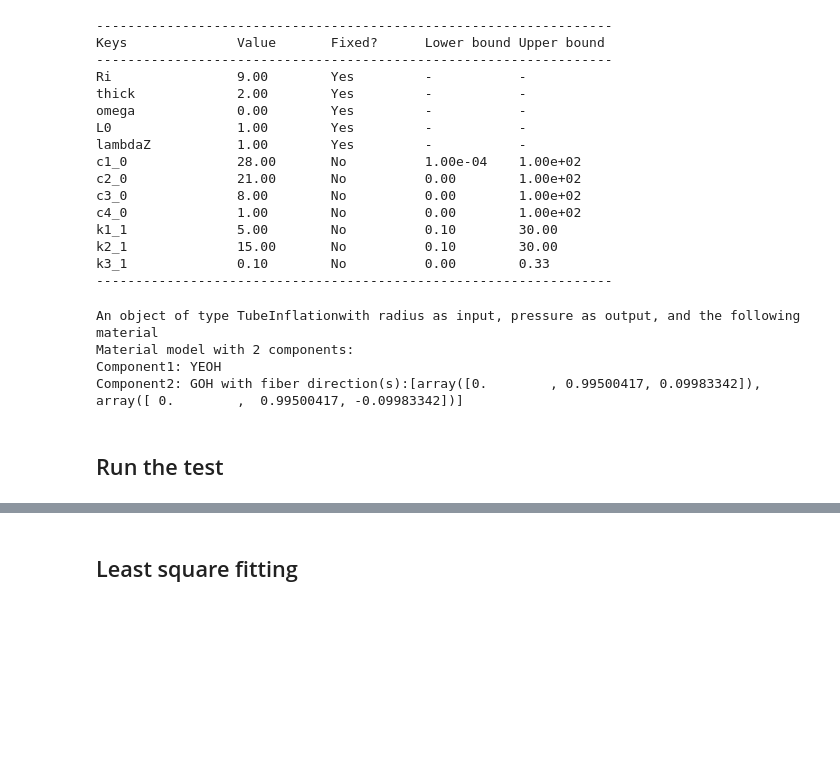
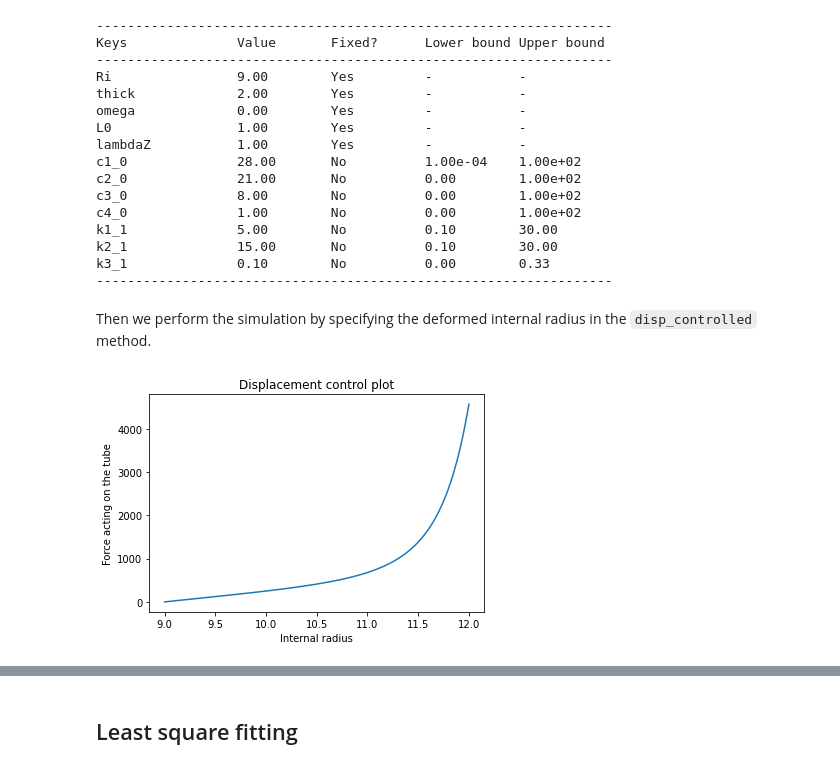
Before and after one commit to ankushaggarwal/pymecht, a Jupyter notebook: Examples/examples_CR.ipynb, the cells around one changed output, grey strips where cells are left out. Saved outputs shown, nothing was run; the diff lists cells and outputs as text; code cells hidden in the pictures; blank space fills up the shorter version.

```diff
--- a/Examples/examples_CR.ipynb
+++ b/Examples/examples_CR.ipynb
@@ -137,13 +93,16 @@ k1_1              5.00        No          0.10        30.00
 k2_1              15.00       No          0.10        30.00
 k3_1              0.10        No          0.00        0.33
 ------------------------------------------------------------------
-# %%
-sample #Recaps the material model and sample created
-# %% [output]
-An object of type TubeInflationwith radius as input, pressure as output, and the following material
-Material model with 2 components:
-Component1: YEOH
-Component2: GOH with fiber direction(s):[array([0.        , 0.99500417, 0.09983342]), array([ 0.        ,  0.99500417, -0.09983342])]
-# %% [markdown]
-## Run the test
+# %% [markdown]
+Then we perform the simulation by specifying the deformed internal radius in the `disp_controlled` method.
+# %%
+from matplotlib import pyplot as plt
+def_radius = np.linspace(9,12,100)
+plt.plot(def_radius,sample.disp_controlled(def_radius,params))
+plt.ylabel('Force acting on the tube')
+plt.xlabel('Internal radius')
+plt.title('Displacement control plot')
+plt.show()
+# %% [output]
+[figure, new version]
 # %% [markdown]
```
Also changed, not shown: parts of 46 cells of this notebook.
